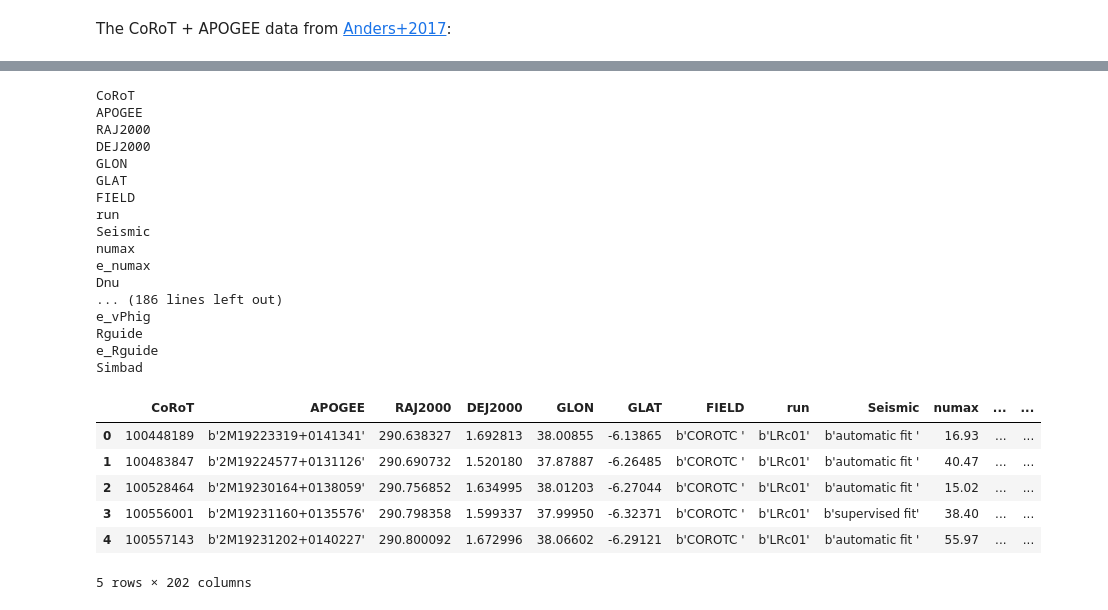
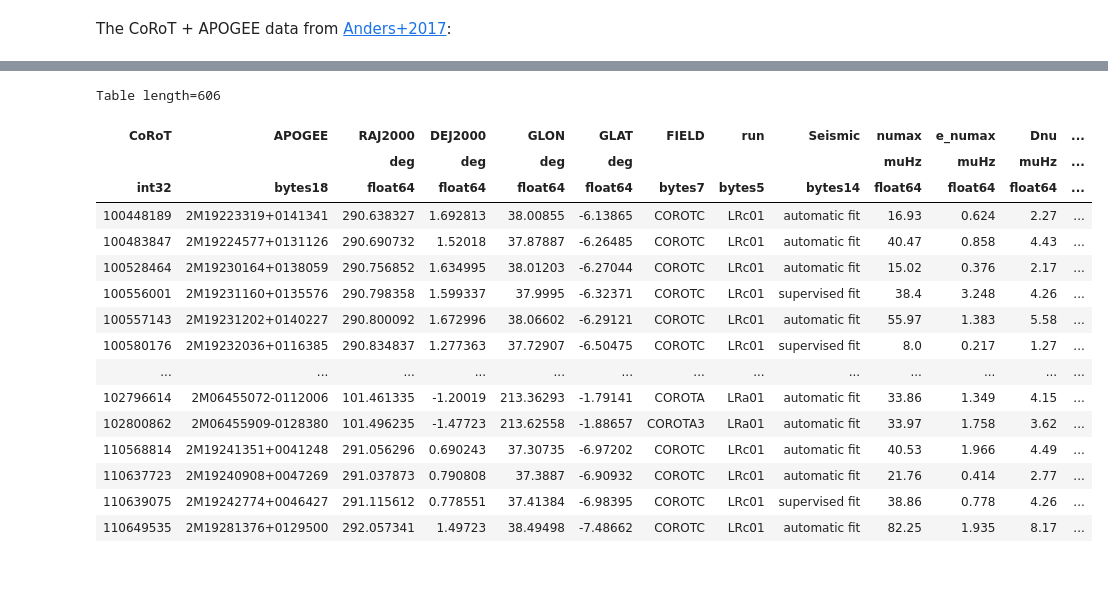
Before and after one commit to fjaellet/xgboost_chem_ages, a Jupyter notebook: py/test_age_catalogues.ipynb, the cells around one changed output, grey strips where cells are left out. Drawn from its saved outputs; the diff is of its cells as text; code cells hidden in the pictures; blank space fills up the shorter version.

```diff
--- a/py/test_age_catalogues.ipynb
+++ b/py/test_age_catalogues.ipynb
@@ -113,49 +106,39 @@ numax_predicted_err
 The CoRoT + APOGEE data from [Anders+2017](https://ui.adsabs.harvard.edu/abs/2017A%26A...597A..30A/abstract):
 # %%
 anders2017 = Table.read("../data/corot_apogee_anders2017.fit")
-anders2017 = anders2017.to_pandas()
-for i in anders2017:
-    print(i)
-anders2017.head()
+anders2017
 # %% [output]
 WARNING: VerifyWarning: Invalid keyword for column 1: ASCII table null option (TNULLn) is longer than the column's character width and will be truncated (got '-2147483648'). [astropy.io.fits.column]
 WARNING: VerifyWarning: Invalid keyword for column 18: ASCII table null option (TNULLn) is longer than the column's character width and will be truncated (got '-32768'). [astropy.io.fits.column]
 WARNING: VerifyWarning: Invalid keyword for column 67: ASCII table null option (TNULLn) is longer than the column's character width and will be truncated (got '-32768'). [astropy.io.fits.column]
 WARNING: VerifyWarning: Invalid keyword for column 68: ASCII table null option (TNULLn) is longer than the column's character width and will be truncated (got '-32768'). [astropy.io.fits.column]
 WARNING: VerifyWarning: Invalid keyword for column 69: ASCII table null option (TNULLn) is longer than the column's character width and will be truncated (got '-32768'). [astropy.io.fits.column]
 WARNING: VerifyWarning: Invalid keyword for column 70: ASCII table null option (TNULLn) is longer than the column's character width and will be truncated (got '-32768'). [astropy.io.fits.column]
 WARNING: VerifyWarning: Invalid keyword for column 71: ASCII table null option (TNULLn) is longer than the column's character width and will be truncated (got '-32768'). [astropy.io.fits.column]
 WARNING: VerifyWarning: Invalid keyword for column 72: ASCII table null option (TNULLn) is longer than the column's character width and will be truncated (got '-32768'). [astropy.io.fits.column]
 WARNING: VerifyWarning: Invalid keyword for column 73: ASCII table null option (TNULLn) is longer than the column's character width and will be truncated (got '-32768'). [astropy.io.fits.column]
 WARNING: VerifyWarning: Invalid keyword for column 74: ASCII table null option (TNULLn) is longer than the column's character width and will be truncated (got '-32768'). [astropy.io.fits.column]
 WARNING: VerifyWarning: Invalid keyword for column 75: ASCII table null option (TNULLn) is longer than the column's character width and will be truncated (got '-32768'). [astropy.io.fits.column]
 WARNING: VerifyWarning: Invalid keyword for column 76: ASCII table null option (TNULLn) is longer than the column's character width and will be truncated (got '-32768'). [astropy.io.fits.column]
 ... (8 lines left out)
 WARNING: VerifyWarning: Invalid keyword for column 135: ASCII table null option (TNULLn) is longer than the column's character width and will be truncated (got '-2147483648'). [astropy.io.fits.column]
 WARNING: VerifyWarning: Invalid keyword for column 178: ASCII table null option (TNULLn) is longer than the column's character width and will be truncated (got '-32768'). [astropy.io.fits.column]
 WARNING: UnitsWarning: 'muHz' did not parse as fits unit: At col 0, Unit 'muHz' not supported by the FITS standard. Did you mean MHz, mHz or uHz? If this is meant to be a custom unit, define it with ' ...
 WARNING: UnitsWarning: 'log(cm.s**-2)' did not parse as fits unit: 'log' is not a recognized function If this is meant to be a custom unit, define it with 'u.def_unit'. To have it recognized inside a  ...
-CoRoT
-APOGEE
-RAJ2000
-DEJ2000
-GLON
-GLAT
-FIELD
-run
-Seismic
-numax
-e_numax
-Dnu
-... (186 lines left out)
-e_vPhig
-Rguide
-e_Rguide
-Simbad
+Table length=606
-|  | CoRoT | APOGEE | RAJ2000 | DEJ2000 | GLON | GLAT | FIELD | run | Seismic | numax | ... | ... |
-| 0 | 100448189 | b'2M19223319+0141341' | 290.638327 | 1.692813 | 38.00855 | -6.13865 | b'COROTC ' | b'LRc01' | b'automatic fit ' | 16.93 | ... | ... |
-| 1 | 100483847 | b'2M19224577+0131126' | 290.690732 | 1.520180 | 37.87887 | -6.26485 | b'COROTC ' | b'LRc01' | b'automatic fit ' | 40.47 | ... | ... |
-| 2 | 100528464 | b'2M19230164+0138059' | 290.756852 | 1.634995 | 38.01203 | -6.27044 | b'COROTC ' | b'LRc01' | b'automatic fit ' | 15.02 | ... | ... |
-| 3 | 100556001 | b'2M19231160+0135576' | 290.798358 | 1.599337 | 37.99950 | -6.32371 | b'COROTC ' | b'LRc01' | b'supervised fit' | 38.40 | ... | ... |
-| 4 | 100557143 | b'2M19231202+0140227' | 290.800092 | 1.672996 | 38.06602 | -6.29121 | b'COROTC ' | b'LRc01' | b'automatic fit ' | 55.97 | ... | ... |
+| CoRoT | APOGEE | RAJ2000 | DEJ2000 | GLON | GLAT | FIELD | run | Seismic | numax | e_numax | Dnu | ... |
+|  |  | deg | deg | deg | deg |  |  |  | muHz | muHz | muHz | ... |
+| int32 | bytes18 | float64 | float64 | float64 | float64 | bytes7 | bytes5 | bytes14 | float64 | float64 | float64 | ... |
+| 100448189 | 2M19223319+0141341 | 290.638327 | 1.692813 | 38.00855 | -6.13865 | COROTC | LRc01 | automatic fit | 16.93 | 0.624 | 2.27 | ... |
+| 100483847 | 2M19224577+0131126 | 290.690732 | 1.52018 | 37.87887 | -6.26485 | COROTC | LRc01 | automatic fit | 40.47 | 0.858 | 4.43 | ... |
+| 100528464 | 2M19230164+0138059 | 290.756852 | 1.634995 | 38.01203 | -6.27044 | COROTC | LRc01 | automatic fit | 15.02 | 0.376 | 2.17 | ... |
+| 100556001 | 2M19231160+0135576 | 290.798358 | 1.599337 | 37.9995 | -6.32371 | COROTC | LRc01 | supervised fit | 38.4 | 3.248 | 4.26 | ... |
+| 100557143 | 2M19231202+0140227 | 290.800092 | 1.672996 | 38.06602 | -6.29121 | COROTC | LRc01 | automatic fit | 55.97 | 1.383 | 5.58 | ... |
+| 100580176 | 2M19232036+0116385 | 290.834837 | 1.277363 | 37.72907 | -6.50475 | COROTC | LRc01 | supervised fit | 8.0 | 0.217 | 1.27 | ... |
+| ... | ... | ... | ... | ... | ... | ... | ... | ... | ... | ... | ... | ... |
+| 102796614 | 2M06455072-0112006 | 101.461335 | -1.20019 | 213.36293 | -1.79141 | COROTA | LRa01 | automatic fit | 33.86 | 1.349 | 4.15 | ... |
+| 102800862 | 2M06455909-0128380 | 101.496235 | -1.47723 | 213.62558 | -1.88657 | COROTA3 | LRa01 | automatic fit | 33.97 | 1.758 | 3.62 | ... |
+| 110568814 | 2M19241351+0041248 | 291.056296 | 0.690243 | 37.30735 | -6.97202 | COROTC | LRc01 | automatic fit | 40.53 | 1.966 | 4.49 | ... |
+| 110637723 | 2M19240908+0047269 | 291.037873 | 0.790808 | 37.3887 | -6.90932 | COROTC | LRc01 | automatic fit | 21.76 | 0.414 | 2.77 | ... |
+| 110639075 | 2M19242774+0046427 | 291.115612 | 0.778551 | 37.41384 | -6.98395 | COROTC | LRc01 | supervised fit | 38.86 | 0.778 | 4.26 | ... |
+| 110649535 | 2M19281376+0129500 | 292.057341 | 1.49723 | 38.49498 | -7.48662 | COROTC | LRc01 | automatic fit | 82.25 | 1.935 | 8.17 | ... |
-5 rows × 202 columns
```
Also changed, not shown: parts of 39 cells of this notebook, 32 other files.
